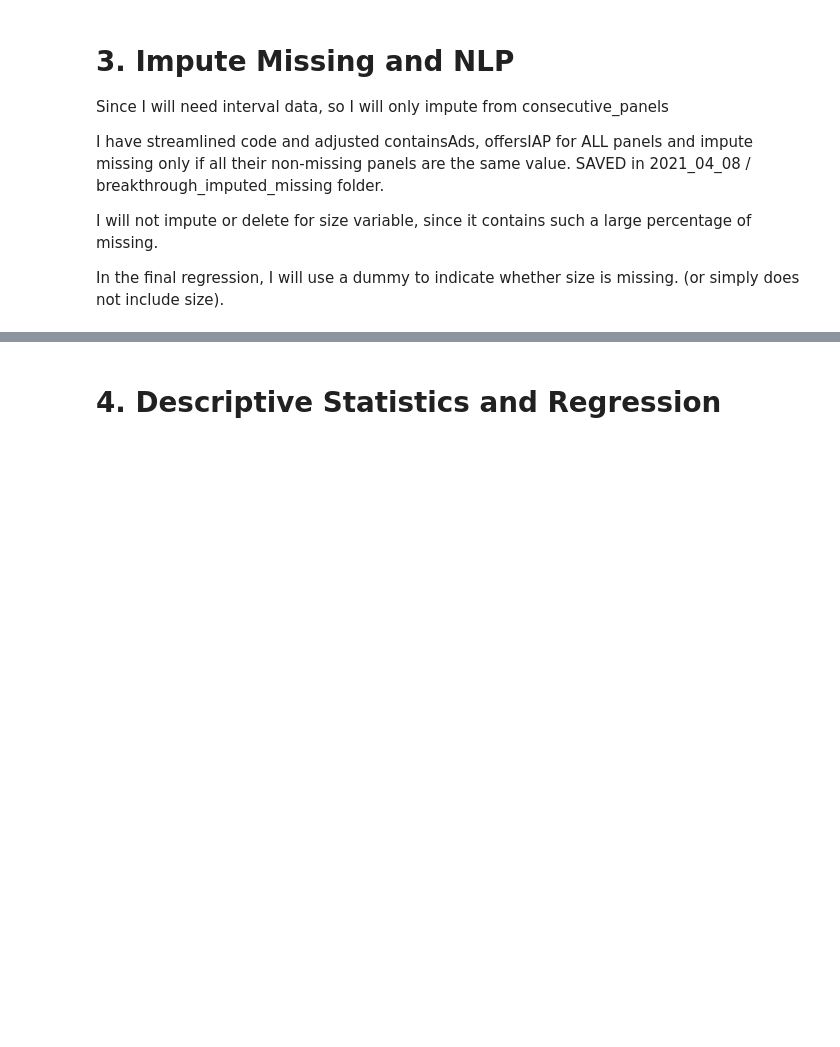
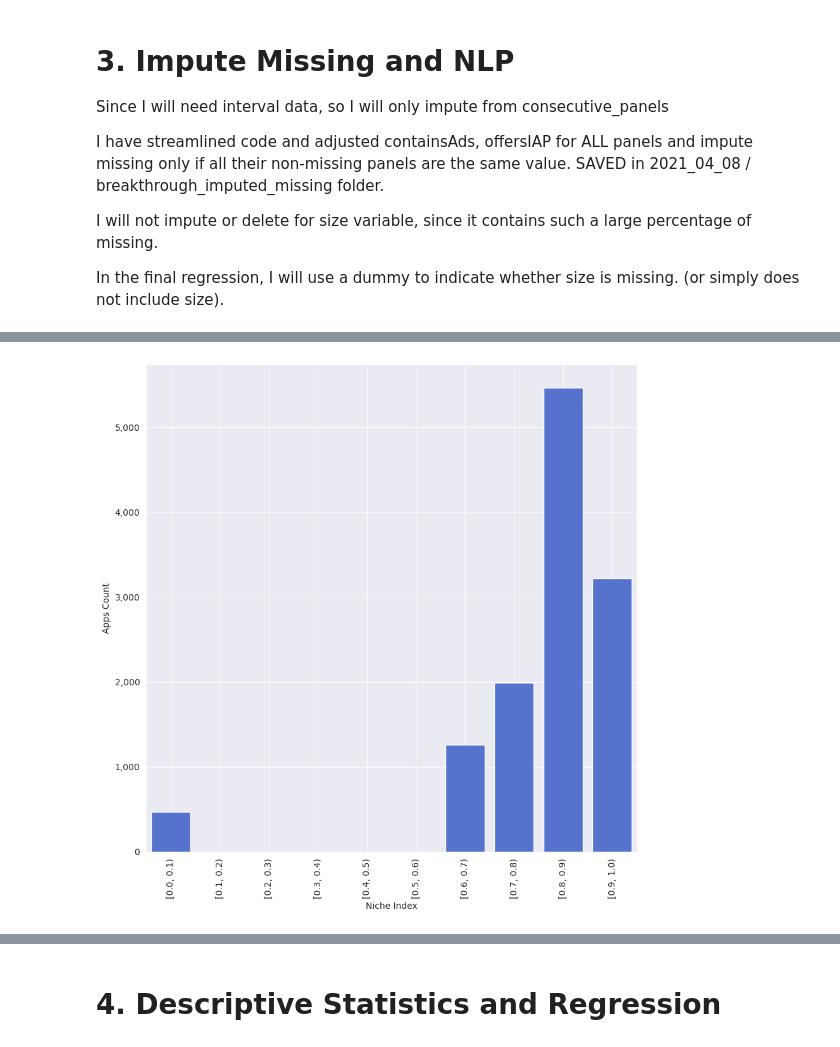
Before and after one commit to nz44/phd_dissertation, a Jupyter notebook: scripts/___main_code___.ipynb, the cells around one changed output, grey strips where cells are left out. Drawn from its saved outputs; the diff is of its cells as text; code cells hidden in the pictures; blank space fills up the shorter version.

```diff
--- a/scripts/___main_code___.ipynb
+++ b/scripts/___main_code___.ipynb
@@ -243,0 +151,96 @@ saving to the imputed dataframe
+# %%
+# for essay 3 unbalanced panel, balanced = False
+# ***************************************************************************************
+# 20220909: I decide to only use a single niche (FULL_FULL) for all sub-sample regressions
+# and choosing SVD explained ratio as 0.95 is better due to observing the FULL FULL optimal graph
+# ***************************************************************************************
+%run -i "STEP2_pre_processing.py"
+for b in [False, True]:
+    if b is False:
+        for initial_panel, all_panels in panels_track.items():
+            if initial_panel == '201907':
+                d1 = pre_processing(
+                            initial_panel=initial_panel,
+                            all_panels=all_panels,
+                            tcn = 'description'
+                    # ).impute_missing(
+                    #         imputation_var_methods_dict=imputation_var_methods_dict,
+                    #         balanced=b
+                    # ).create_adultcontent_var(
+                    #         balanced=b
+                    # ).create_daysreleased_var(
+                    #         balanced=b
+                    # ).convert_true_false_to_1_0_dummies(
+                    #             balanced=b,
+                    #             vl = ['containsAds', 'offersIAP']
+                    # ).clean_and_prepare_app_description(
+                    #         balanced=b,
+                    #         keep_only_unique_words=False
+                    # ).remove_text_descriptions_with_too_few_or_too_many_tokens(
+                    #         balanced=b,
+                    #         LB_token_length_to_remove=20,
+                    #         UP_token_length_to_remove=400
+                    # ).create_top_firm_dummy(
+                    #         balanced=b
+                    # ).unbalanced_panel_create_TRANSITION_top_firm_and_MA_dummy(
+                    # ).unbalanced_panel_create_TRANSITION_tier1_minInstalls(
+                    # ).unbalanced_panel_create_noisy_death_dummy(
+                    # ).create_sub_sample_dummies(
+                    #         balanced=b
+                    # ).find_optimal_tfidf_parameters(
+                    #         binary=False,
+                    #         trim=True
+                    # ).graph_optimal_tfidf_param(
+                    #     picked_fine_maxdf=0.7,
+                    #     picked_fine_mindf=0.004
+                    # ).transform_tfidf_matrix(
+                    #             picked_maxdf=0.7,
+                    #             picked_mindf=0.004,
+                    #             binary=False
+                    # ).find_optimal_svd_component(
+                    #             picked_tfidf_param='0.7_0.004'
+                    # ).graph_svd_optimal_components(
+                    #             picked_tfidf_param='0.7_0.004',
+                    #             picked_cutoff=0.95
+                    # ).truncate_svd(
+                    #         picked_tfidf_param='0.7_0.004',
+                    #         expalined_ratio_cutoff=0.95,
+                    #         random_state=0
+                    # ).optimal_k_table(
+                    #           method = 'elbow',
+                    #           picked_tfidf_param='0.7_0.004',
+                    #           expalined_ratio_cutoff=0.95,
+                    #           num_intervals_between_cluster = 5
+                    # ).graph_optimal_k(
+                    #           method = 'elbow',
+                    #           picked_tfidf_param='0.7_0.004',
+                    #           picked_svd_comp=2201,
+                    #           expalined_ratio_cutoff=0.95,
+                    #           picked_optimal_k=3104
+                    # ).refine_optimal_k_cluster(
+                    #           picked_tfidf_param='0.7_0.004',
+                    #           expalined_ratio_cutoff=0.95,
+                    #           picked_svd_comp=2201,
+                    #           picked_LB_num_cluster=2,
+                    #           picked_UP_num_cluster=3104,
+                    #           intervals=30
+                    # ).graph_refined_optimal_k_silhouette_and_inertia(
+                    #             picked_tfidf_param='0.7_0.004',
+                    #             expalined_ratio_cutoff=0.95,
+                    #             picked_optimal_k=323
+                    ).kmeans_cluster(
+                            random_state=0,
+                            cluster_num_for_robustness_check=[216, 323, 430],
+                            picked_tfidf_param='0.7_0.004',
+                            expalined_ratio_cutoff=0.95
+                    ).create_continuous_niche(
+                            picked_tfidf_param='0.7_0.004'
+                    ).full_histogram_continuous_niche(
+                            picked_tfidf_param='0.7_0.004',
+                            cluster_num_for_robustness_check=[216, 323, 430]
+                    ).eyeball_niche_text(
+                            cluster_num_for_robustness_check=[216, 323, 430],
+                            picked_tfidf_param='0.7_0.004',
+                            fraction=0.1
+                    )
+# %% [output]
@@ -243,0 +265 @@ saving to the imputed dataframe
+[figure, added]
```
Also changed, not shown: parts of 18 cells of this notebook, 2 other files.
